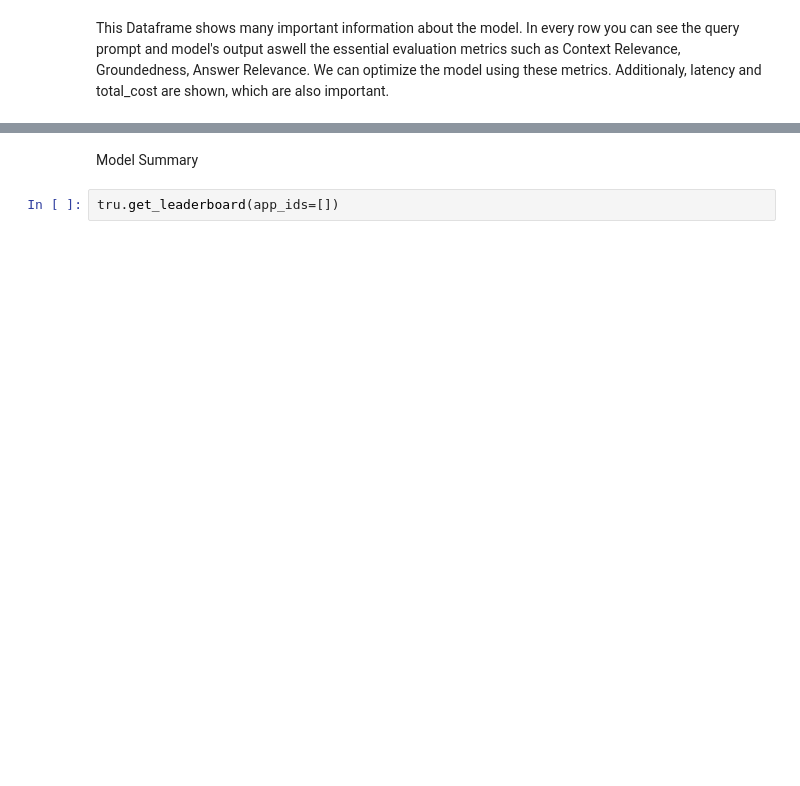
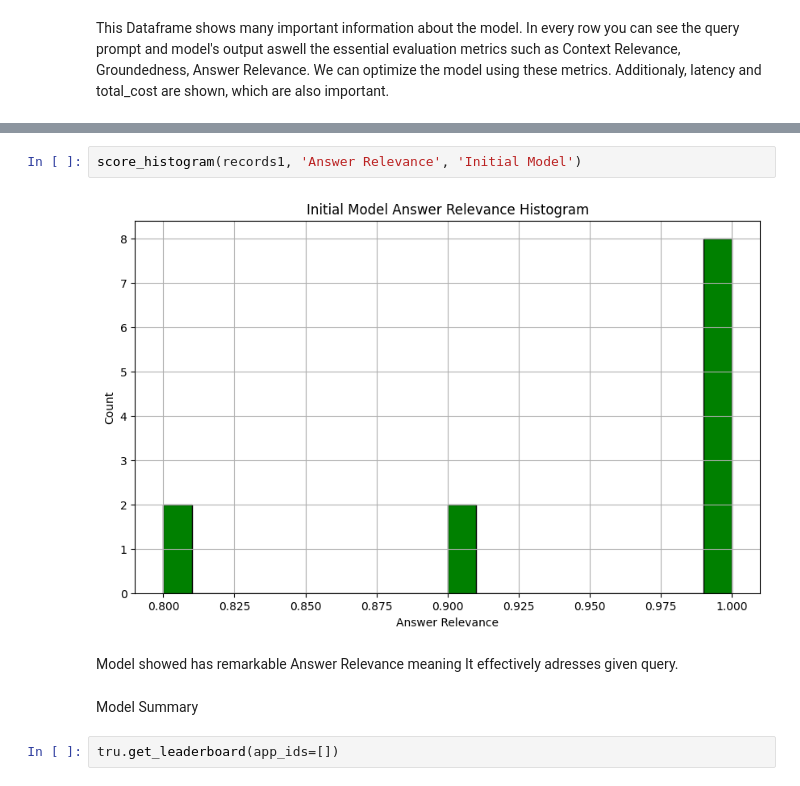
Before and after one commit to Micz26/Mikolaj-Czachorowski-Machine-Learning-Summer-Trainee, a Jupyter notebook: notebooks/model_validation.ipynb, the cells around one changed output, grey strips where cells are left out. Drawn from its saved outputs; the diff is of its cells as text; blank space fills up the shorter version.

```diff
--- a/notebooks/model_validation.ipynb
+++ b/notebooks/model_validation.ipynb
@@ -126,3 +139,9 @@ records.head()
+# %%
+score_histogram(records1, 'Answer Relevance', 'Initial Model')
+# %% [output]
+[figure, added]
+# %% [markdown]
+Model showed has remarkable Answer Relevance meaning It effectively adresses given query.
 # %% [markdown]
 Model Summary
 # %%
```
Also changed, not shown: parts of 43 cells of this notebook, 1 other file.
